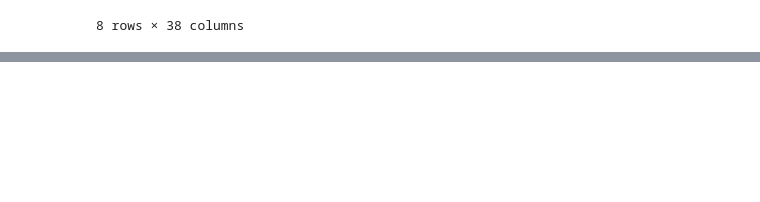
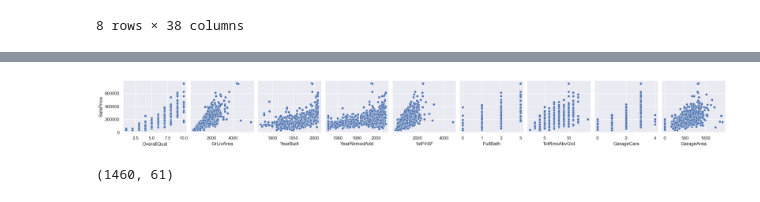
Before and after one commit to arunprakash-01/HousingPrice-Aus, a Jupyter notebook: Housing.ipynb, the cells around one changed output, grey strips where cells are left out. Saved outputs shown, nothing was run; the diff lists cells and outputs as text; code cells hidden in the pictures; blank space fills up the shorter version.

```diff
--- a/Housing.ipynb
+++ b/Housing.ipynb
@@ -66,0 +156,4 @@ data.describe()
+# %%
+data['LotFrontage']= pd.to_numeric(data['LotFrontage'],errors='coerce')
+data['LotFrontage'] = data['LotFrontage'].fillna(data['LotFrontage'].median()).astype('int32')
+data['MasVnrArea'] = pd.to_numeric(data['MasVnrArea'], errors='coerce').fillna(0).astype(int)
@@ -66,0 +218,6 @@ data.describe()
+# %%
+sns.set()
+plt.figure(figsize = (20,20))
+sns.pairplot(x_vars=['BsmtCond','BsmtFinType2','GarageCond'],y_vars='SalePrice',data=data,size=6, aspect=0.7)
+plt.xticks(rotation=90)
+plt.show()
@@ -66,0 +227,6 @@ data.describe()
+# %%
+sns.set()
+plt.figure(figsize = (20,20))
+sns.pairplot(x_vars=['GarageQual','GarageYrBlt'],y_vars='SalePrice',data=data,size=4, aspect=0.8)
+plt.xticks(rotation=90)
+plt.show()
@@ -66,0 +236,2 @@ data.describe()
+# %%
+data.drop(['LandContour','BsmtCond','BsmtFinType2','GarageCond','GarageQual','GarageYrBlt','SaleType','PavedDrive','CentralAir','Electrical','ExterCond','Condition1'],axis=1,inplace= True)
@@ -66,0 +254,7 @@ data.describe()
+# %%
+sns.set()
+cols= ['OverallQual','GrLivArea','YearBuilt','YearRemodAdd','1stFlrSF','FullBath','TotRmsAbvGrd','GarageCars','GarageArea']
+sns.pairplot(x_vars=cols,y_vars='SalePrice',data=data)
+plt.show()
+# %% [output]
+[figure, added]
@@ -66,0 +263,5 @@ data.describe()
+# %%
+data.drop(['GarageCars','FullBath'],axis=1,inplace= True)
+data.shape
+# %% [output]
+(1460, 61)
```
Also changed, not shown: parts of 66 cells of this notebook.
